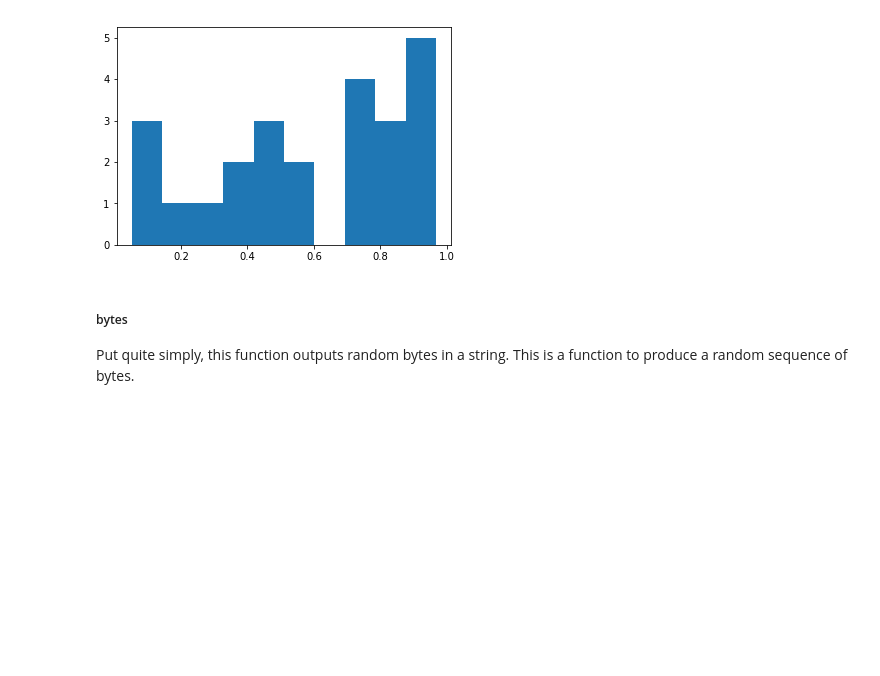
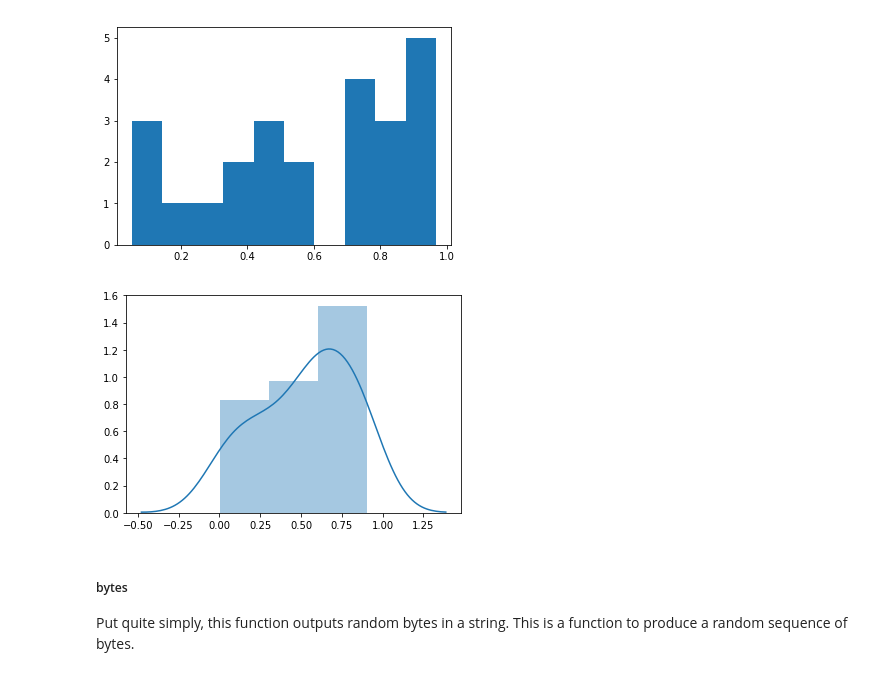
Before and after one commit to vwalsh86/Prog-for-DA-Practical-Work, a Jupyter notebook: numpy-random.ipynb, the cells around one changed output. Cells and saved outputs as stored; diff of their text form; code cells hidden in the pictures; blank space fills up the shorter version.

```diff
--- a/numpy-random.ipynb
+++ b/numpy-random.ipynb
@@ -191,6 +214,12 @@ plt.hist(x)
 plt.show()
 # %% [output]
 [figure]
+# %%
+x = np.random.rand (24)
+sns.distplot(x);
+plt.show()
+# %% [output]
+[figure, added]
 # %% [markdown]
 ##### bytes
 
```
Also changed, not shown: parts of 46 cells of this notebook.
